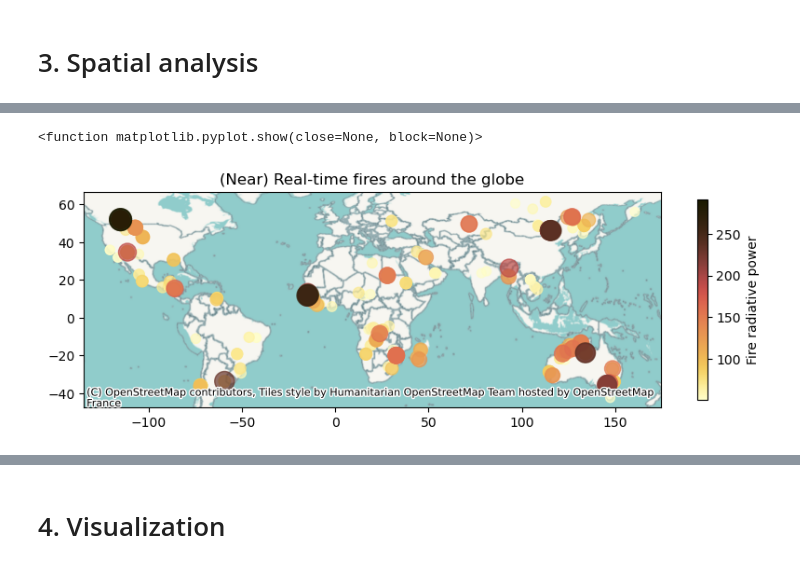
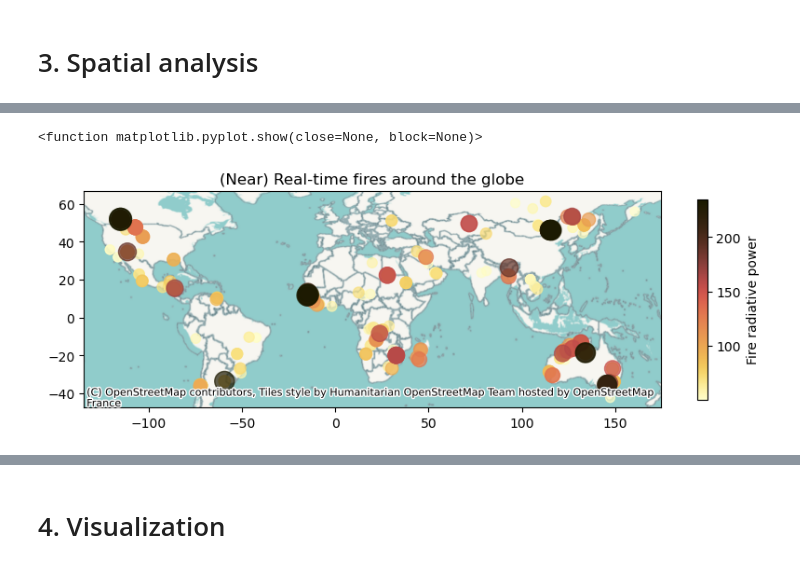
Before and after one commit to javierfeller/Project_SDS, a Jupyter notebook: notebooks/wildfire_project.ipynb, the cells around one changed output, grey strips where cells are left out. Cells and saved outputs as stored; diff of their text form; code cells hidden in the pictures.

```diff
--- a/notebooks/wildfire_project.ipynb
+++ b/notebooks/wildfire_project.ipynb
@@ -65,8 +97,12 @@ min          0.000000
 max        291.570000
 Name: frp, dtype: float64
 # %%
-#Cut off extremes
-high_percentile=percentile=wildfire_gdf["frp"].quantile(0.99)
-low_percentile=wildfire_gdf["frp"].quantile(0.01)
+#Cut off extremes, differentiate between frp_raw for analysis, and frp_vis for visualization
 
-wildfire_gdf["frp_trimmed"]=wildfire_gdf["frp"].where((wildfire_gdf["frp"]>= low_percentile) & (wildfire_gdf["frp"]<=high_percentile))
+wildfire_gdf = wildfire_gdf[wildfire_gdf["frp"] > 30].copy()
+
+wildfire_gdf["frp_raw"] = wildfire_gdf["frp"]
+
+upper = wildfire_gdf["frp"].quantile(0.99)
+
+wildfire_gdf["frp_vis"] = wildfire_gdf["frp"].clip(upper=upper)
@@ -118,8 +122,0 @@ cx.add_basemap(
-# %%
-wildfire_gdf["frp_without_min"]=wildfire_gdf["frp"][wildfire_gdf["frp"] > 50]
-
-fig, ax= plt.subplots(figsize=(10,4))
-
-wildfire_gdf.plot(ax=ax, column="frp_without_min", cmap="hot", markersize="frp", alpha=0.7, legend=True)
-cx.add_basemap(ax=ax, crs=4326)
-plt.show
@@ -129,18 +123,16 @@ plt.show
 # %%
 import cmcrameri.cm as cmc
 #cmc lipari or OrRd or lajolla
 
-wildfire_gdf["frp_without_min"]=wildfire_gdf["frp"][wildfire_gdf["frp"] > 50]
-
-wildfire_gdf_sorted=wildfire_gdf.sort_values("frp_without_min")
+wildfire_gdf_sorted=wildfire_gdf.sort_values("frp_vis")
 
 fig, ax= plt.subplots(figsize=(10,4))
 
 legend_options= legend_options = { "label": "Fire radiative power", "orientation": "vertical", "shrink": 0.7}
-wildfire_gdf_sorted.plot(ax=ax, column="frp_without_min", cmap="cmc.lajolla_r", markersize="frp", alpha=0.7, legend=True, legend_kwds=legend_options)
+wildfire_gdf_sorted.plot(ax=ax, column="frp_vis", cmap="cmc.lajolla_r", markersize="frp", alpha=0.7, legend=True, legend_kwds=legend_options)
 cx.add_basemap(ax=ax, crs=4326)
 plt.title("(Near) Real-time fires around the globe")
 plt.show
 # %% [output]
 <function matplotlib.pyplot.show(close=None, block=None)>
-[figure, old version]
+[figure, new version]
```
Also changed, not shown: parts of 20 cells of this notebook.
